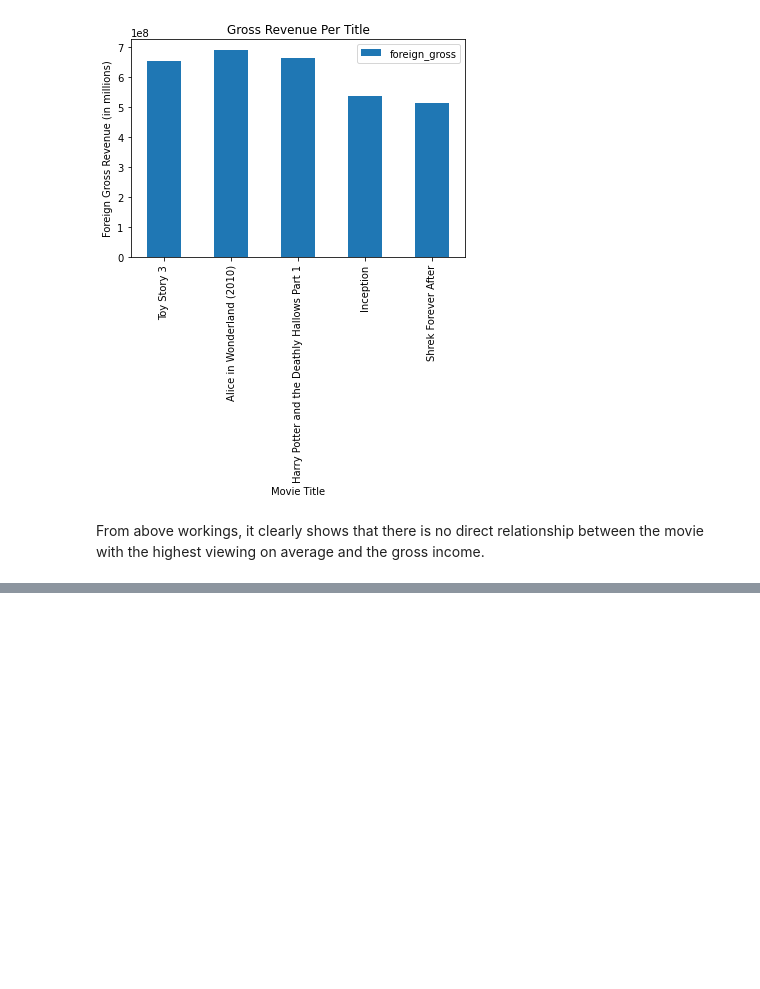
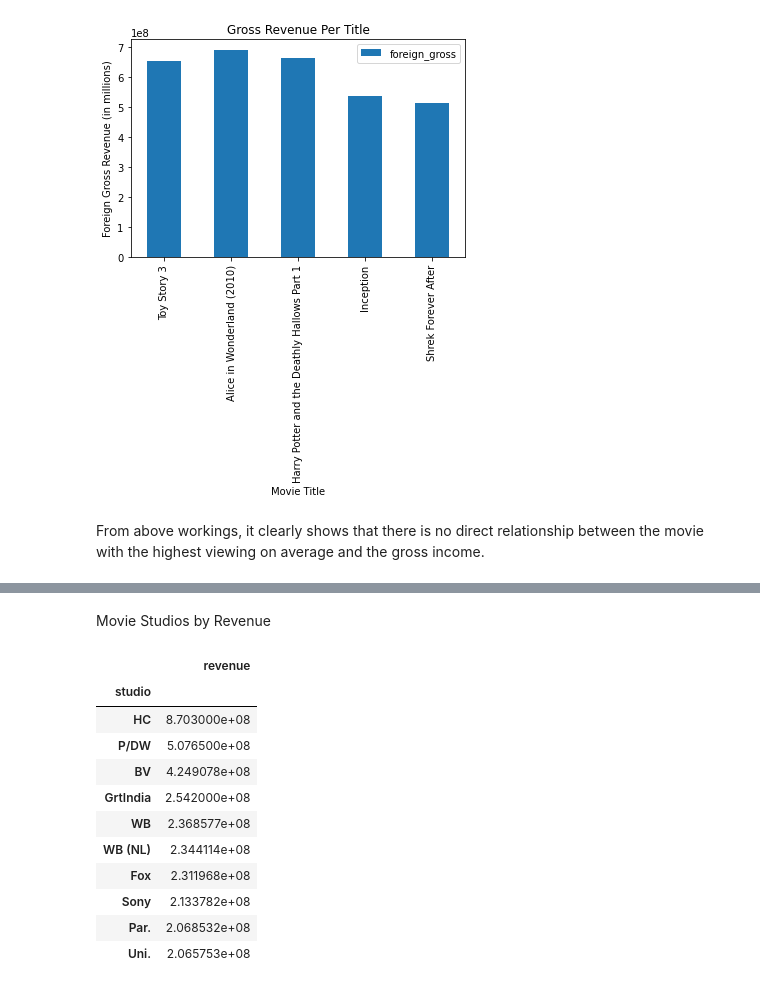
Before and after one commit to KeruboJ/dsc-phase-1-project-v2-4, a Jupyter notebook: student.ipynb, the cells around one changed output, grey strips where cells are left out. Drawn from its saved outputs; the diff is of its cells as text; code cells hidden in the pictures; blank space fills up the shorter version.

```diff
--- a/student.ipynb
+++ b/student.ipynb
@@ -868,0 +898,26 @@ From above workings, it clearly shows that there is no direct relationship betwe
+# %% [markdown]
+Movie Studios by Revenue
+# %%
+bom_studio_revenue = bom_movies[['studio','revenue']]
+
+
+bom_studio_revenue = bom_studio_revenue.groupby('studio').mean()
+
+bom_studio_revenue.sort_values('revenue', ascending=False, inplace=True)
+
+bom_studio_revenue.drop_duplicates(inplace=True)
+
+bom_studio_revenue.head(10)
+# %% [output]
+|  | revenue |
+| studio |  |
+| HC | 8.703000e+08 |
+| P/DW | 5.076500e+08 |
+| BV | 4.249078e+08 |
+| GrtIndia | 2.542000e+08 |
+| WB | 2.368577e+08 |
+| WB (NL) | 2.344114e+08 |
+| Fox | 2.311968e+08 |
+| Sony | 2.133782e+08 |
+| Par. | 2.068532e+08 |
+| Uni. | 2.065753e+08 |
```
Also changed, not shown: parts of 4 cells of this notebook.
